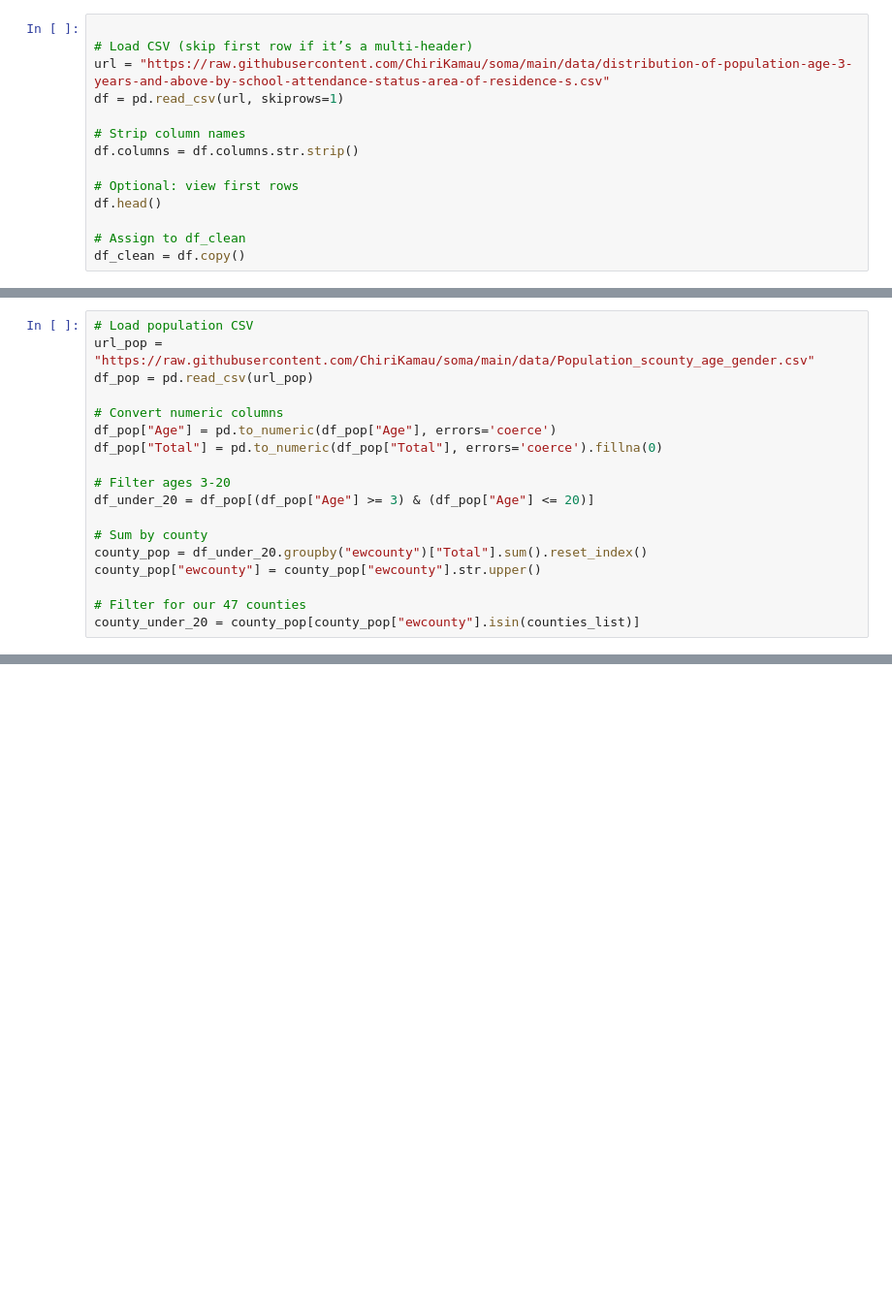
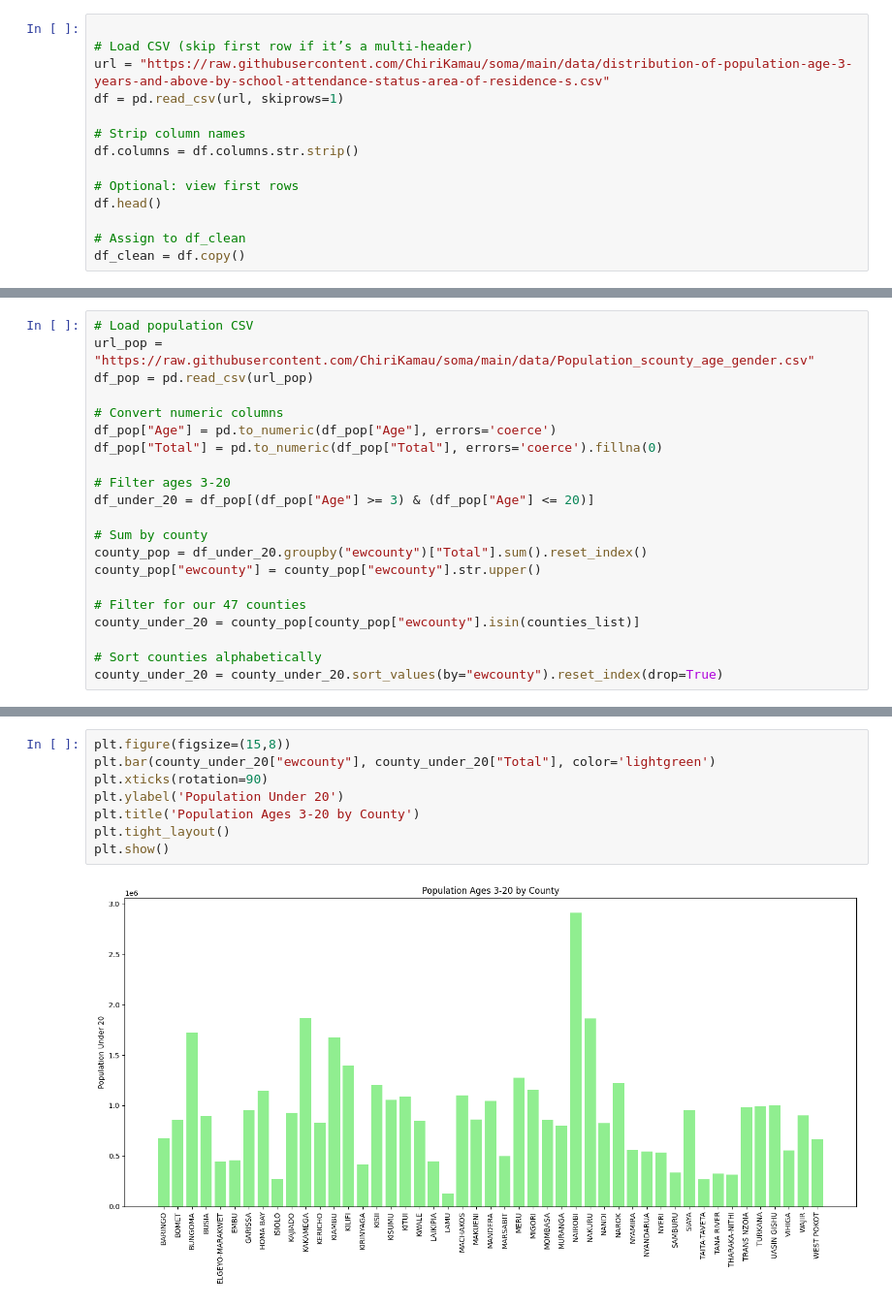
Before and after one commit to ChiriKamau/soma, a Jupyter notebook: notebooks/In_school.ipynb, the cells around one changed output, grey strips where cells are left out. Shown: that part at 97% size. Cells and saved outputs as stored; diff of their text form; blank space fills up the shorter version.

```diff
--- a/notebooks/In_school.ipynb
+++ b/notebooks/In_school.ipynb
@@ -105,6 +107,9 @@ county_pop["ewcounty"] = county_pop["ewcounty"].str.upper()
 
 # Filter for our 47 counties
 county_under_20 = county_pop[county_pop["ewcounty"].isin(counties_list)]
+
+# Sort counties alphabetically
+county_under_20 = county_under_20.sort_values(by="ewcounty").reset_index(drop=True)
 # %%
 # Uppercase matched counties
 matched_counties = county_under_20['ewcounty'].str.upper().tolist()
@@ -144,0 +150,10 @@ Total under 20 across matched counties: 38,278,545
+# %%
+plt.figure(figsize=(15,8))
+plt.bar(county_under_20["ewcounty"], county_under_20["Total"], color='lightgreen')
+plt.xticks(rotation=90)
+plt.ylabel('Population Under 20')
+plt.title('Population Ages 3-20 by County')
+plt.tight_layout()
+plt.show()
+# %% [output]
+[figure, added]
```
Also changed, not shown: parts of 6 cells of this notebook.
